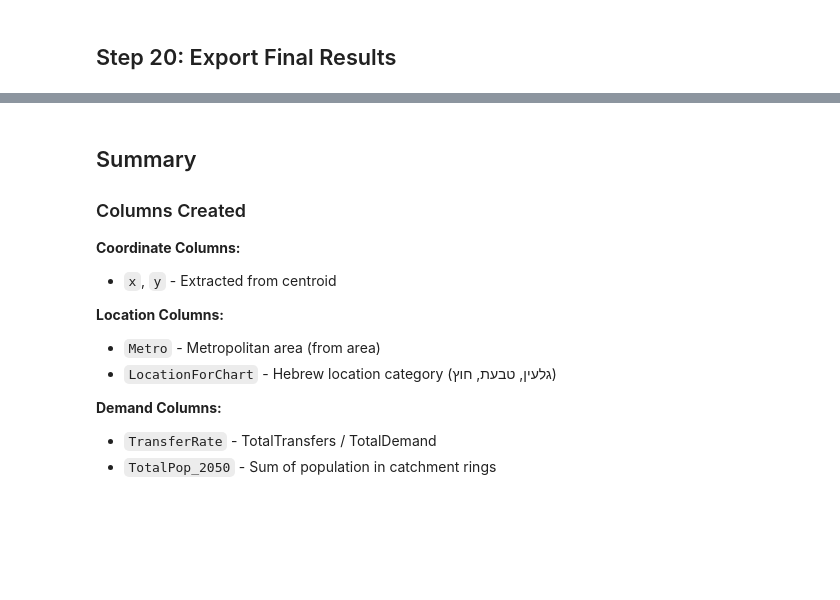
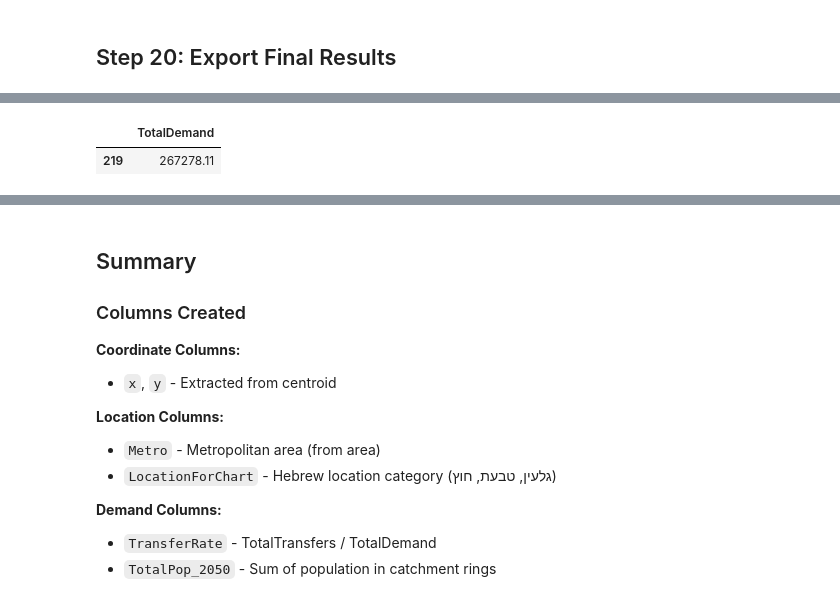
Before and after one commit to oh-da/HubPrioritizing, a Jupyter notebook: notebooks/create_results_csv.ipynb, the cells around one changed output, grey strips where cells are left out. Drawn from its saved outputs; the diff is of its cells as text; code cells hidden in the pictures; blank space fills up the shorter version.

```diff
--- a/notebooks/create_results_csv.ipynb
+++ b/notebooks/create_results_csv.ipynb
@@ -564,6 +724,10 @@ if 'Rank_TS_MC' in hubs_df.columns:
 ## Step 15: Add Hebrew Line Names
 
 Parse Line_Unique and join with Hebrew line names CSV to create Line_Names column.
+# %%
+lines_groups = pd.read_csv('/content/drive/MyDrive/Hubs/Output/hubs_complete.csv', encoding='utf-8')
+lines_groups = lines_groups[['group','Line_Unique']]
+hubs_df = hubs_df.merge(lines_groups, how='left', left_on='group', right_on='group')
 # %%
 def parse_line_unique_full(value):
     """
@@ -606,12 +770,12 @@ def parse_line_unique_full(value):
 # Check if Hebrew line names file exists
 if HEBREW_LINES_FILE.exists():
     print(f"Loading Hebrew line names from: {HEBREW_LINES_FILE.name}")
-    hebrew_names_df = pd.read_csv(HEBREW_LINES_FILE, encoding='utf-8')
+    hebrew_names_df = pd.read_csv(HEBREW_LINES_FILE, encoding='windows-1255')
 
     # Create mapping dictionary
-    if 'LineName' in hebrew_names_df.columns and 'Line_n_Mode' in hebrew_names_df.columns:
+    if 'Line_Unique_List' in hebrew_names_df.columns and 'Line_n_Mode' in hebrew_names_df.columns:
         hebrew_map = dict(zip(
-            hebrew_names_df['LineName'].astype(str).str.strip(),
+            hebrew_names_df['Line_Unique_List'].astype(str).str.strip(),
             hebrew_names_df['Line_n_Mode'].astype(str).str.strip()
         ))
 
@@ -645,7 +813,7 @@ Parse Line_Unique and join with line status CSV to create NumLinesStatus_* colum
 if LINE_STATUS_FILE.exists():
     print(f"Loading line status data from: {LINE_STATUS_FILE.name}")
     line_status_df = pd.read_csv(LINE_STATUS_FILE, encoding='utf-8')
-
+    line_status_df.rename(columns={'StatusID': 'Status Id'}, inplace=True)
     if 'LineName' in line_status_df.columns and 'Status Id' in line_status_df.columns:
         # Clean line names
         line_status_df['LineName'] = line_status_df['LineName'].astype(str).str.strip()
@@ -714,16 +888,16 @@ else:
 ## Step 17: Add HubName Column (if available)
 # %%
 # Check if hub names file exists
-hub_names_file = DATA_DIR / 'hub_names.csv'
+hub_names_file = Path('/content/HubsNames_28122025.csv')
 
 if hub_names_file.exists():
     print(f"Loading hub names from: {hub_names_file.name}")
-    hub_names_df = pd.read_csv(hub_names_file, encoding='utf-8')
+    hub_names_df = pd.read_csv(hub_names_file, encoding='windows-1255')
 
-    if 'group' in hub_names_df.columns and 'HubName' in hub_names_df.columns:
+    if 'group' in hub_names_df.columns and 'HubNameHE' in hub_names_df.columns:
         # Merge hub names
         hubs_df = hubs_df.merge(
-            hub_names_df[['group', 'HubName']],
+            hub_names_df[['group', 'HubNameHE']],
             on='group',
             how='left'
         )
@@ -858,0 +1120,5 @@ print(f"  File size: {output_file.stat().st_size / 1024:.1f} KB")
+# %%
+hubs_df[hubs_df['group']==635][['TotalDemand']]
+# %% [output]
+|  | TotalDemand |
+| 219 | 267278.11 |
```
Also changed, not shown: parts of 27 cells of this notebook.
